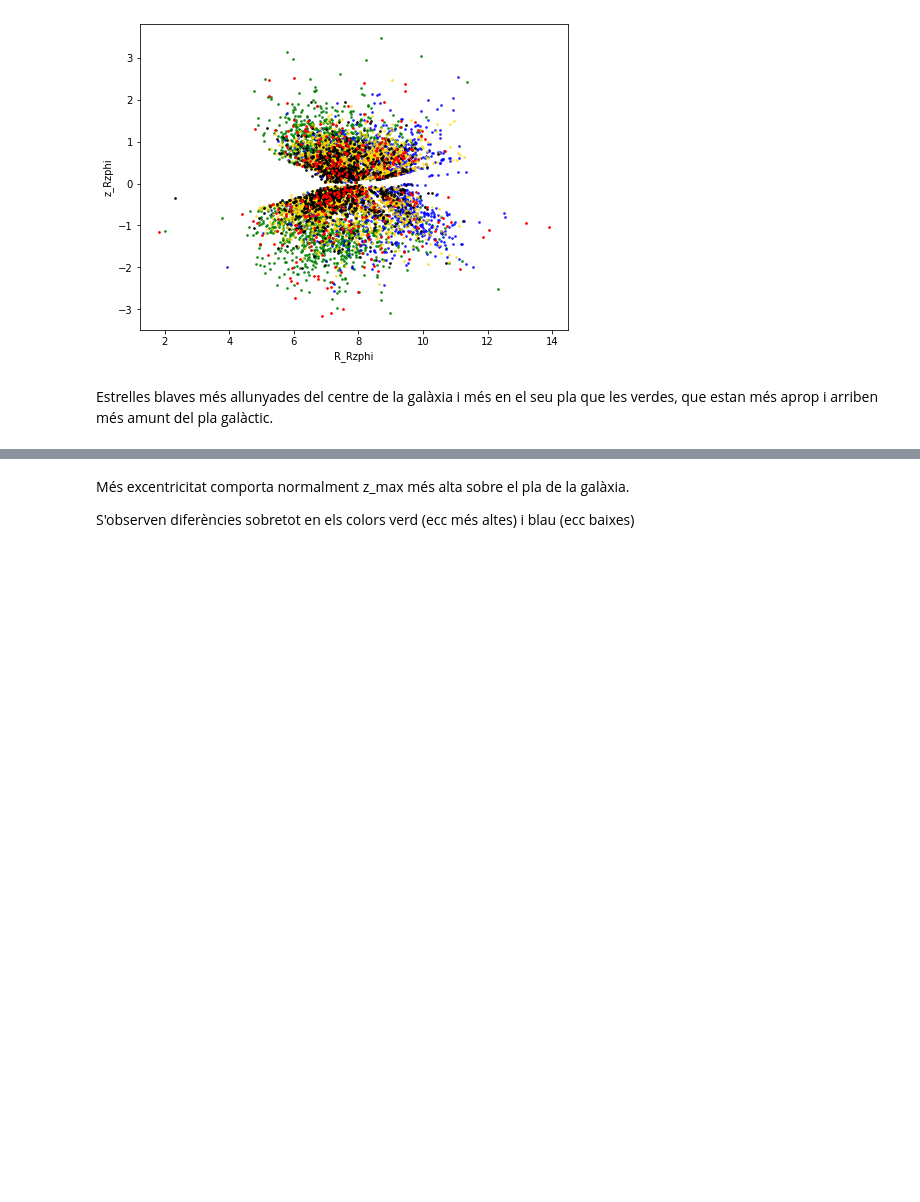
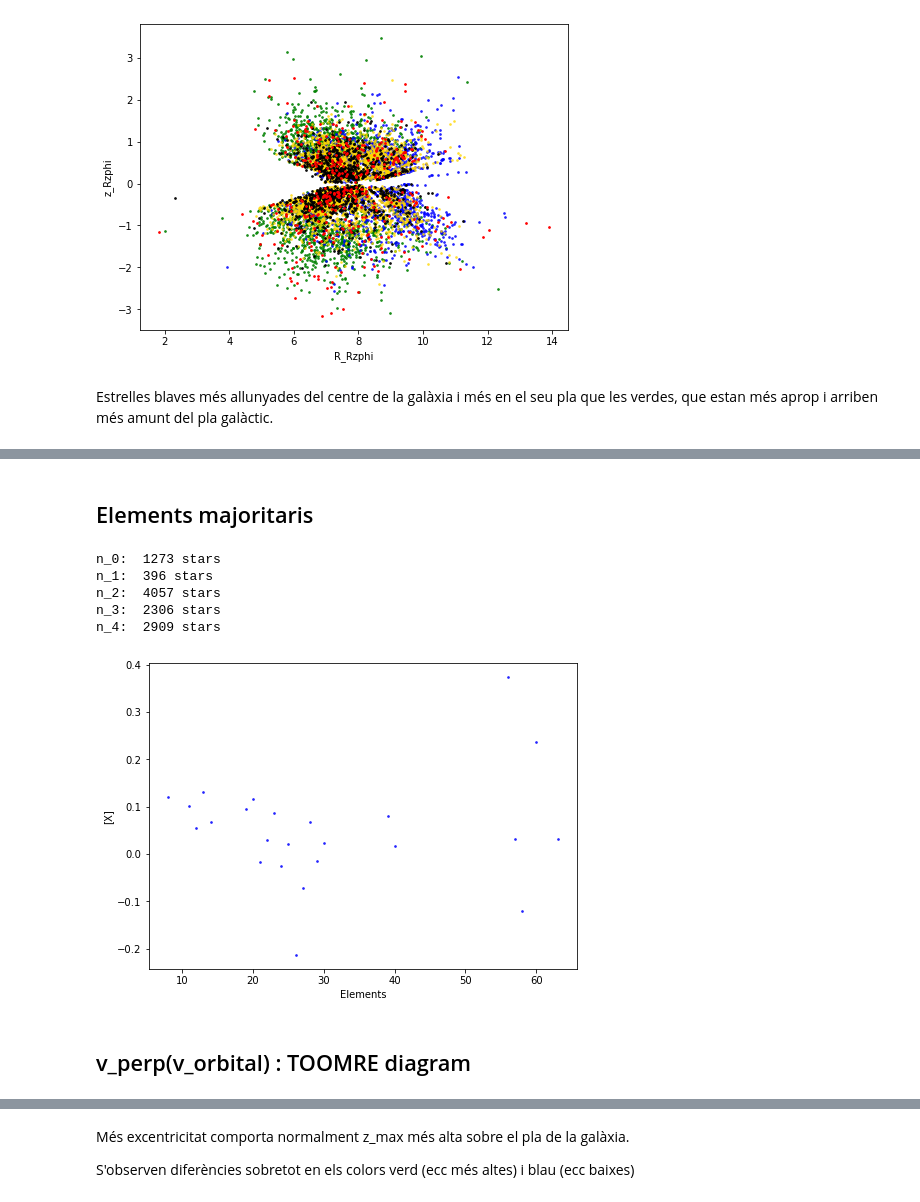
Before and after one commit to aleixcb/tfg_galah, a Jupyter notebook: py/XD aplicat a RC.ipynb, the cells around one changed output, grey strips where cells are left out. Drawn from its saved outputs; the diff is of its cells as text; code cells hidden in the pictures; blank space fills up the shorter version.

```diff
--- a/py/XD aplicat a RC.ipynb
+++ b/py/XD aplicat a RC.ipynb
@@ -393,0 +486,44 @@ for ii in [4,3]:
+# %% [markdown]
+## Elements majoritaris
+# %%
+fig = plt.figure(figsize=(7,5))
+fig.subplots_adjust(left=0.1, right=0.95,
+                    bottom=0.1, top=0.95,
+                    wspace=0.02, hspace=0.02)
+plt.xlabel("Elements")
+plt.ylabel("[X]")
+X = galah_rc.X[:,:]
+
+Z = {26: "Fe", 8: "O", 11: "Na", 12: "Mg", 13: "Al", 14: "Si", 19: "K", 20: "Ca",
+     21: "Sc", 22: "Ti", 23: "V", 24: "Cr", 25: "Mn", 27: "Co", 28: "Ni", 29: "Cu",
+     30: "Zn", 39: "Y",  40: "Zr", 56: "Ba", 57: "La", 58: "Ce", 60: "Nd", 63: "Eu"}
+
+Z = [26,8,11,12,13,14,19,20,21,22,23,24,25,27,28,29,30,39,40,56,57,58,60,63]
+Z_labels = ["Fe","O","Na","Mg","Al","Si","K","Ca","Sc","Ti","V","Cr","Mn","Co","Ni","Cu","Zn","Y","Zr","Ba","La","Ce","Nd","Eu"]
+
+for i in range (5):  # pels 5 clusters
+    n = collections.Counter(maxprob_per_star)[i] # n stars in each cluster
+    print('n_'+str(i)+': ', n, 'stars')
+
+# Mean [X] for each cluster
+X_mean0 = np.sum(X[maxprob_per_star==0], axis=0) / 1273
+X_mean1 = np.sum(X[maxprob_per_star==1], axis=0) / 396
+X_mean2 = np.sum(X[maxprob_per_star==2], axis=0) / 4057
+X_mean3 = np.sum(X[maxprob_per_star==3], axis=0) / 2306
+X_mean4 = np.sum(X[maxprob_per_star==4], axis=0) / 2909
+
+
+
+# Cluster 4
+plt.scatter(Z, X_mean4, color=ck[ii], s=3, alpha=1-clf.alpha[ii])
+
+plt.savefig("../im/final_im/mean_abundances.png", dpi=200)
+# %% [output]
+n_0:  1273 stars
+n_1:  396 stars
+n_2:  4057 stars
+n_3:  2306 stars
+n_4:  2909 stars
+[figure, added]
+# %% [markdown]
+## v_perp(v_orbital) : TOOMRE diagram
```
Also changed, not shown: parts of 15 cells of this notebook, 29 other files.
